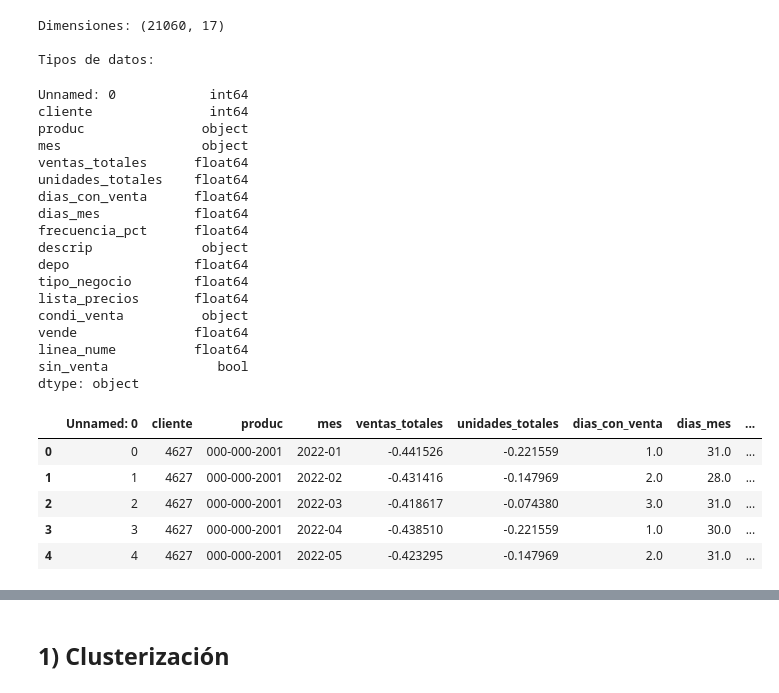
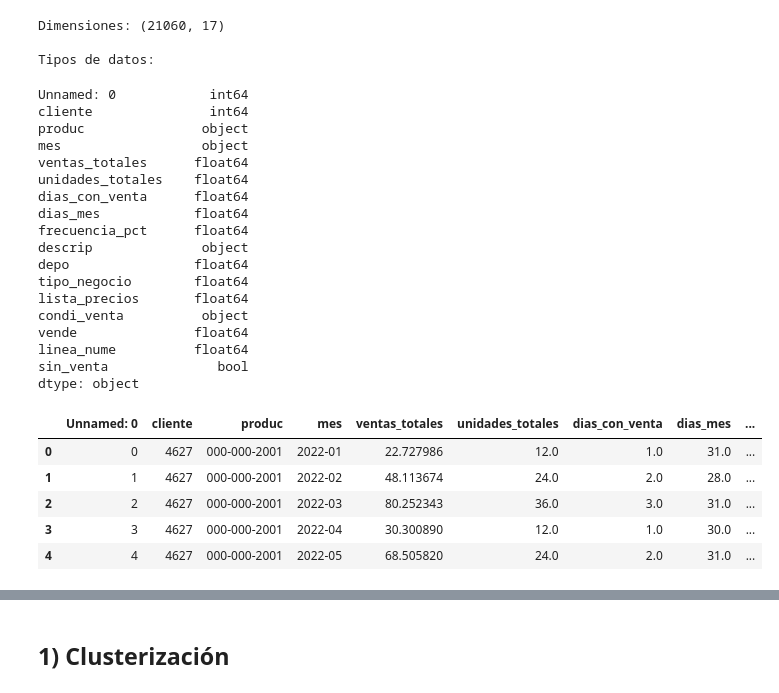
Before and after one commit to SantiagoCastellanos14/m11-practico1-eda, a Jupyter notebook: notebooks/practico_3_eda.ipynb, the cells around one changed output, grey strips where cells are left out. Cells and saved outputs as stored; diff of their text form; code cells hidden in the pictures.

```diff
--- a/notebooks/practico_3_eda.ipynb
+++ b/notebooks/practico_3_eda.ipynb
@@ -31,7 +32,8 @@ def get_data_path(filename):
     return os.path.join(base_dir, 'data', filename)
 
 
-filename = 'final_cured_df.csv'
+# filename = 'final_cured_df.csv'
+filename = 'final_uncured_df.csv'
 
 
 file_path = get_data_path(filename)
@@ -41,35 +43,35 @@ raw_df = pd.read_csv(file_path)
 #vemos la estructura del dataset
 print(f"Dimensiones: {raw_df.shape}")
 print("\nTipos de datos:")
 display(raw_df.dtypes)
 display(raw_df.head())
 # print("\nValores nulos:")
 # print(raw_df.isnull().sum().head(52))
 # %% [output]
 Dimensiones: (21060, 17)
 
 Tipos de datos:
 Unnamed: 0            int64
 cliente               int64
 produc               object
 mes                  object
 ventas_totales      float64
 unidades_totales    float64
 dias_con_venta      float64
 dias_mes            float64
 frecuencia_pct      float64
 descrip              object
 depo                float64
 tipo_negocio        float64
 lista_precios       float64
 condi_venta          object
 vende               float64
 linea_nume          float64
 sin_venta              bool
 dtype: object
 |  | Unnamed: 0 | cliente | produc | mes | ventas_totales | unidades_totales | dias_con_venta | dias_mes | ... |
-| 0 | 0 | 4627 | 000-000-2001 | 2022-01 | -0.441526 | -0.221559 | 1.0 | 31.0 | ... |
-| 1 | 1 | 4627 | 000-000-2001 | 2022-02 | -0.431416 | -0.147969 | 2.0 | 28.0 | ... |
-| 2 | 2 | 4627 | 000-000-2001 | 2022-03 | -0.418617 | -0.074380 | 3.0 | 31.0 | ... |
-| 3 | 3 | 4627 | 000-000-2001 | 2022-04 | -0.438510 | -0.221559 | 1.0 | 30.0 | ... |
-| 4 | 4 | 4627 | 000-000-2001 | 2022-05 | -0.423295 | -0.147969 | 2.0 | 31.0 | ... |
+| 0 | 0 | 4627 | 000-000-2001 | 2022-01 | 22.727986 | 12.0 | 1.0 | 31.0 | ... |
+| 1 | 1 | 4627 | 000-000-2001 | 2022-02 | 48.113674 | 24.0 | 2.0 | 28.0 | ... |
+| 2 | 2 | 4627 | 000-000-2001 | 2022-03 | 80.252343 | 36.0 | 3.0 | 31.0 | ... |
+| 3 | 3 | 4627 | 000-000-2001 | 2022-04 | 30.300890 | 12.0 | 1.0 | 30.0 | ... |
+| 4 | 4 | 4627 | 000-000-2001 | 2022-05 | 68.505820 | 24.0 | 2.0 | 31.0 | ... |
```
Also changed, not shown: parts of 32 cells of this notebook, 1 other file.
